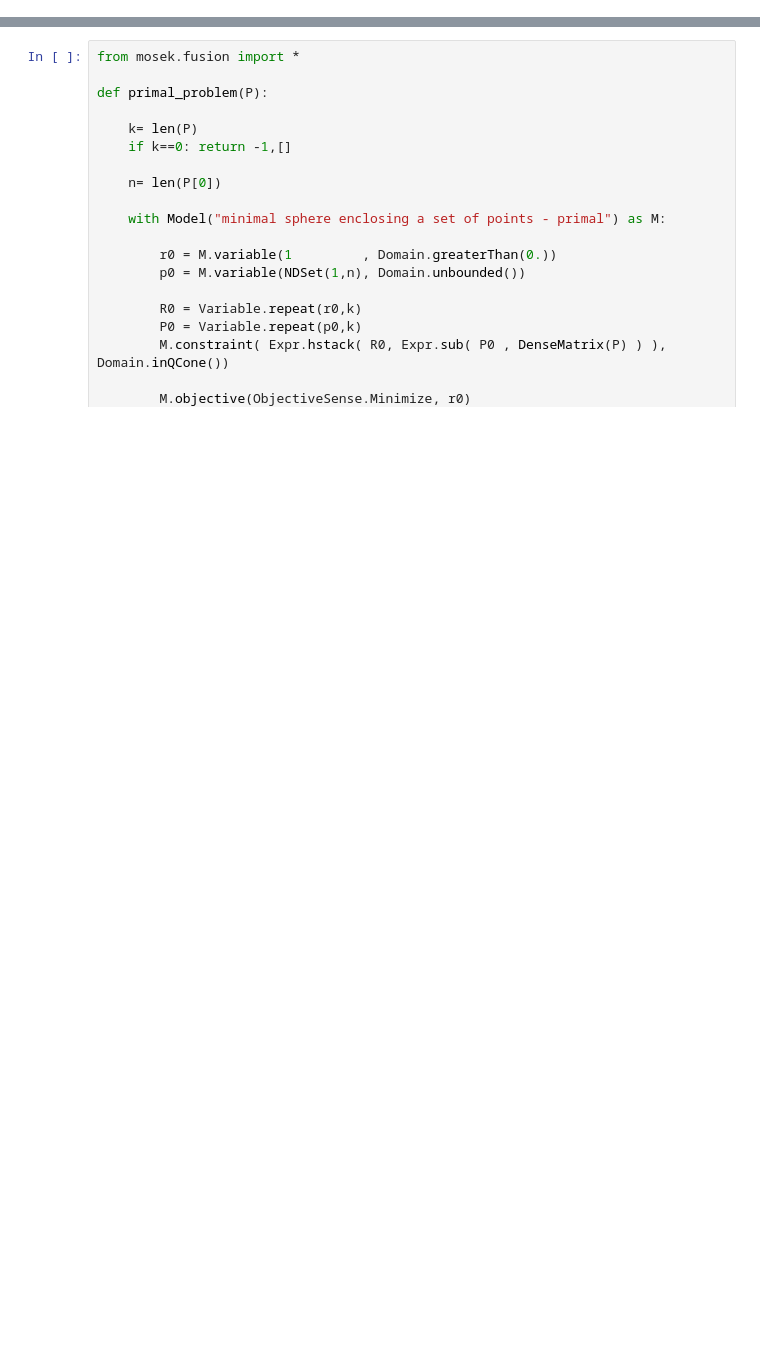
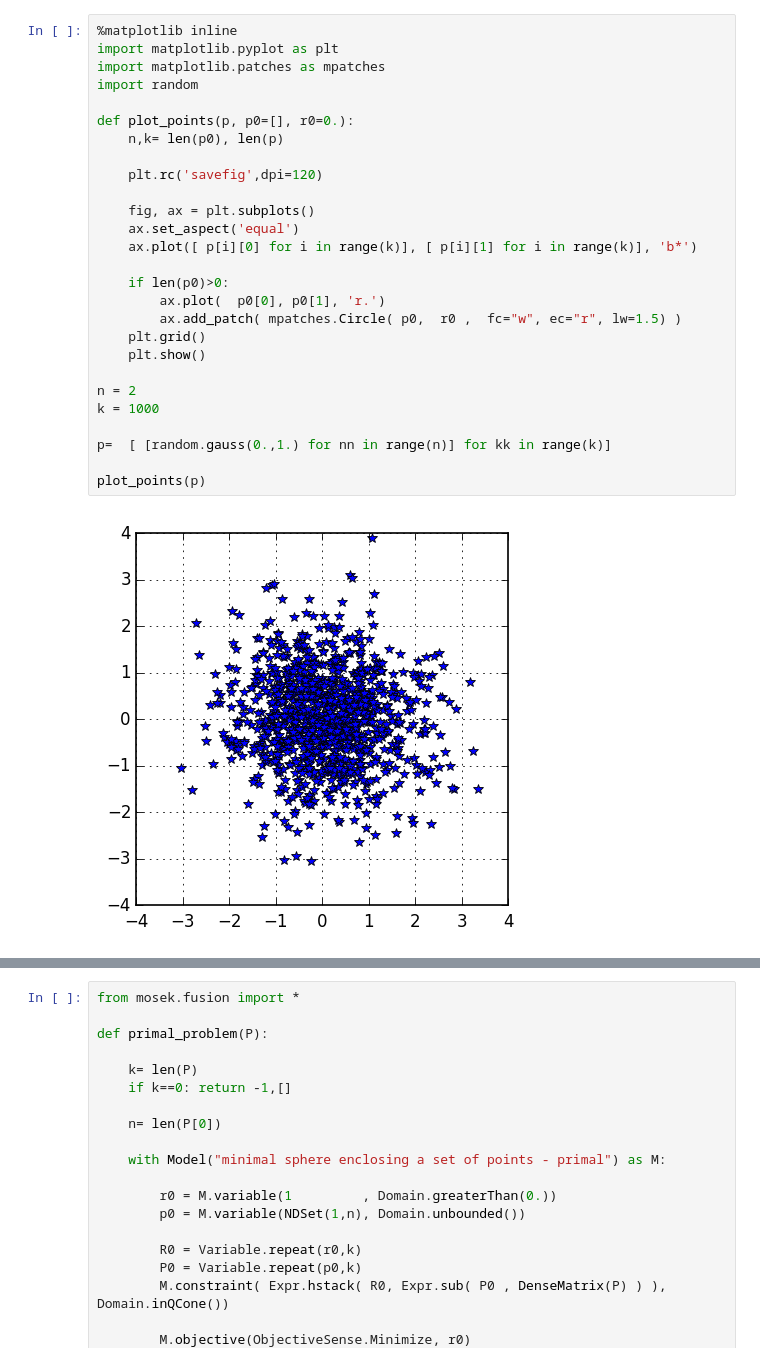
Before and after one commit to MOSEK/Tutorials, a Jupyter notebook: Fusion/minimum ellipsoid.ipynb, the cells around one changed output, grey strips where cells are left out. Saved outputs shown, nothing was run; the diff lists cells and outputs as text; blank space fills up the shorter version.

```diff
--- a/Fusion/minimum ellipsoid.ipynb
+++ b/Fusion/minimum ellipsoid.ipynb
@@ -1 +16,30 @@
+# %%
+%matplotlib inline
+import matplotlib.pyplot as plt
+import matplotlib.patches as mpatches
+import random
+
+def plot_points(p, p0=[], r0=0.):
+    n,k= len(p0), len(p)
+
+    plt.rc('savefig',dpi=120)
+
+    fig, ax = plt.subplots()
+    ax.set_aspect('equal')
+    ax.plot([ p[i][0] for i in range(k)], [ p[i][1] for i in range(k)], 'b*')
+
+    if len(p0)>0:
+        ax.plot(  p0[0], p0[1], 'r.')
+        ax.add_patch( mpatches.Circle( p0,  r0 ,  fc="w", ec="r", lw=1.5) )
+    plt.grid()
+    plt.show()
+
+n = 2
+k = 1000
+
+p=  [ [random.gauss(0.,1.) for nn in range(n)] for kk in range(k)]
+
+plot_points(p)
+# %% [output]
+[figure, added]
 # %% [markdown]
```
Also changed, not shown: parts of 23 cells of this notebook.
